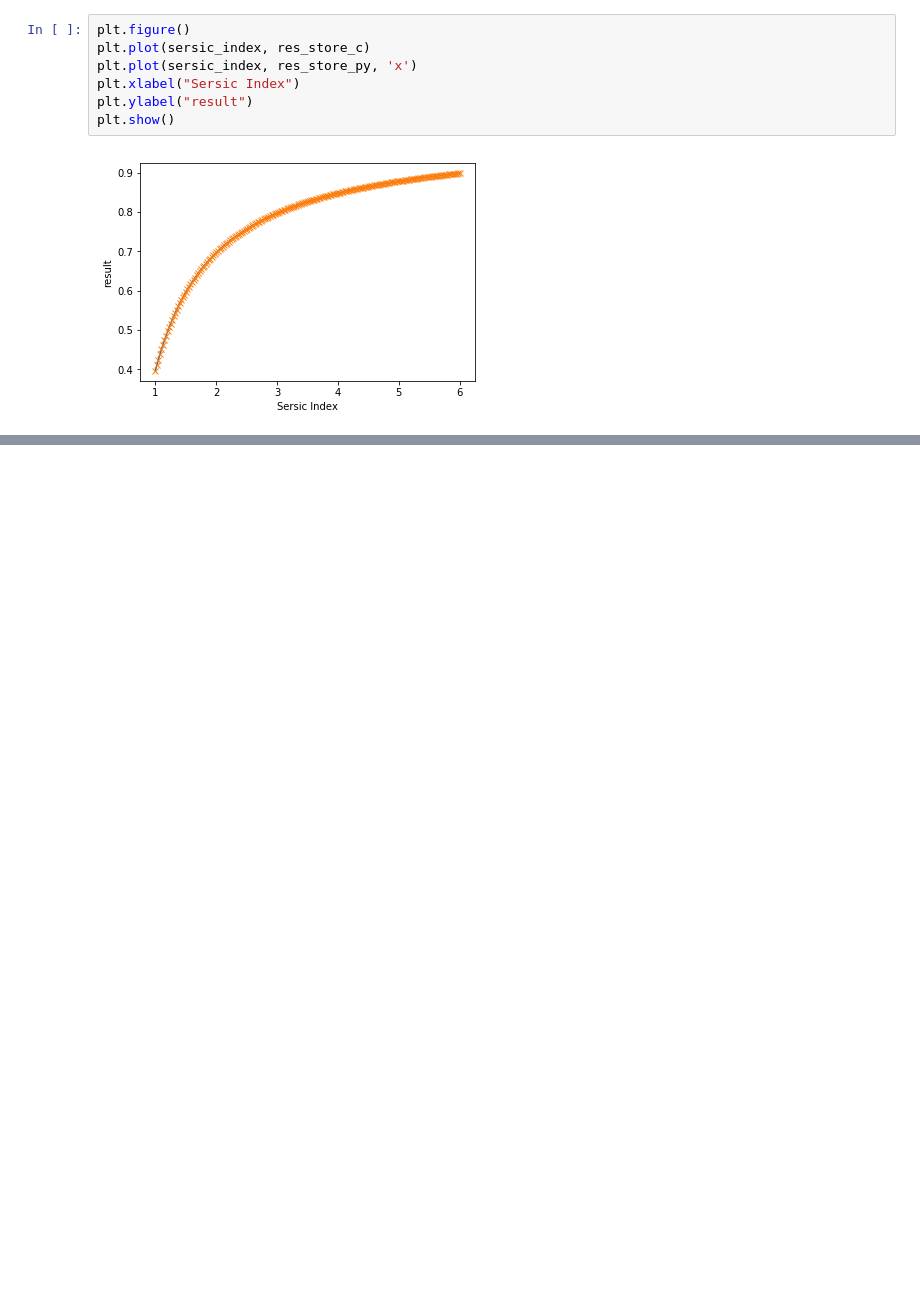
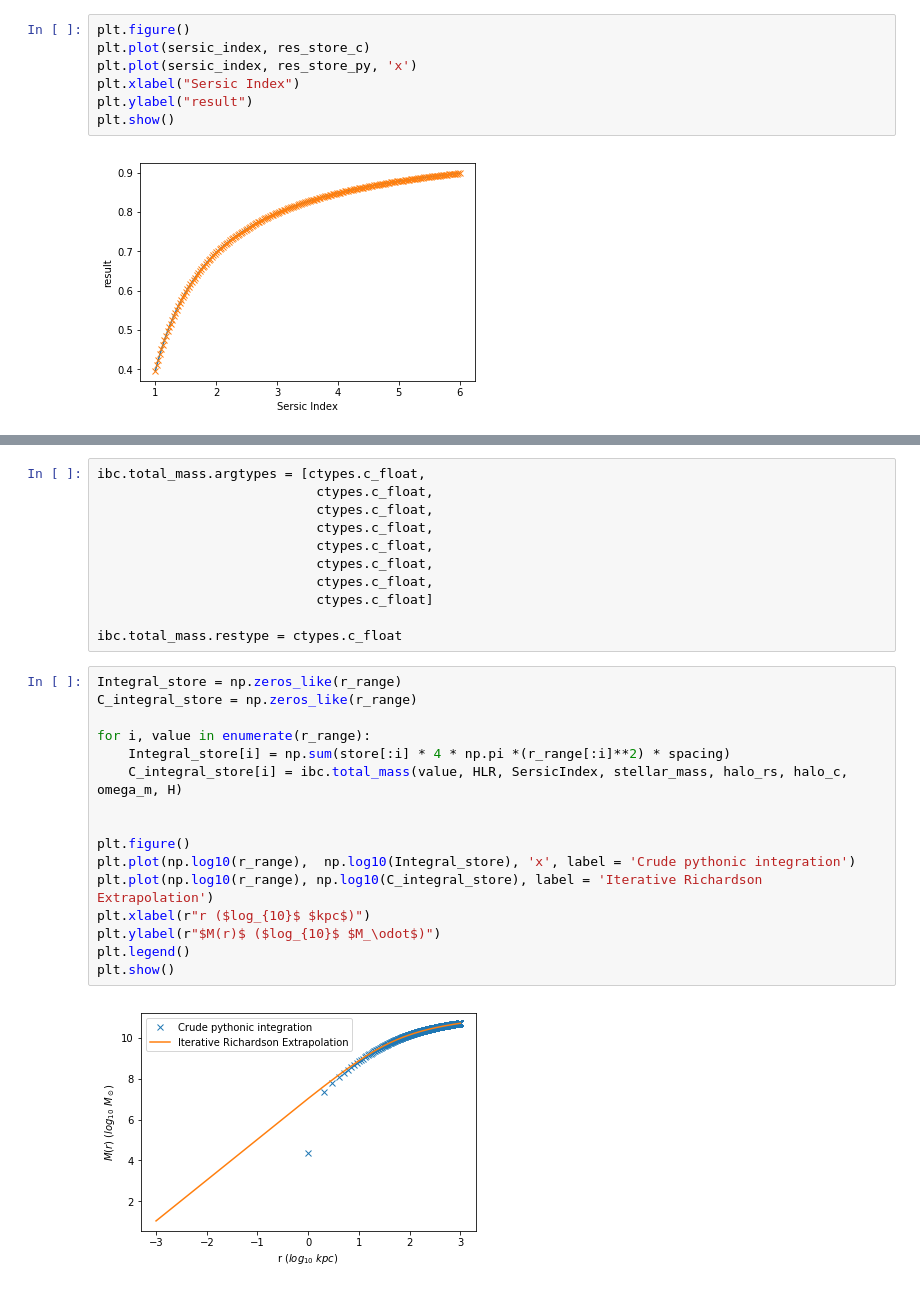
Before and after one commit to ChrisMarsden833/VelocityDispersion, a Jupyter notebook: lib/Library Testing.ipynb, the cells around one changed output, grey strips where cells are left out. Saved outputs shown, nothing was run; the diff lists cells and outputs as text; blank space fills up the shorter version.

```diff
--- a/lib/Library Testing.ipynb
+++ b/lib/Library Testing.ipynb
@@ -50 +92,30 @@ plt.show()
+# %%
+ibc.total_mass.argtypes = [ctypes.c_float,
+                            ctypes.c_float,
+                            ctypes.c_float,
+                            ctypes.c_float,
+                            ctypes.c_float,
+                            ctypes.c_float,
+                            ctypes.c_float,
+                            ctypes.c_float]
+
+ibc.total_mass.restype = ctypes.c_float
+# %%
+Integral_store = np.zeros_like(r_range)
+C_integral_store = np.zeros_like(r_range)
+
+for i, value in enumerate(r_range):
+    Integral_store[i] = np.sum(store[:i] * 4 * np.pi *(r_range[:i]**2) * spacing)
+    C_integral_store[i] = ibc.total_mass(value, HLR, SersicIndex, stellar_mass, halo_rs, halo_c, omega_m, H)
+
+
+plt.figure()
+plt.plot(np.log10(r_range),  np.log10(Integral_store), 'x', label = 'Crude pythonic integration')
+plt.plot(np.log10(r_range), np.log10(C_integral_store), label = 'Iterative Richardson Extrapolation')
+plt.xlabel(r"r ($log_{10}$ $kpc$)")
+plt.ylabel(r"$M(r)$ ($log_{10}$ $M_\odot$)")
+plt.legend()
+plt.show()
+# %% [output]
+[figure, added]
 # %% [markdown]
```
Also changed, not shown: parts of 19 cells of this notebook, 40 other files.
